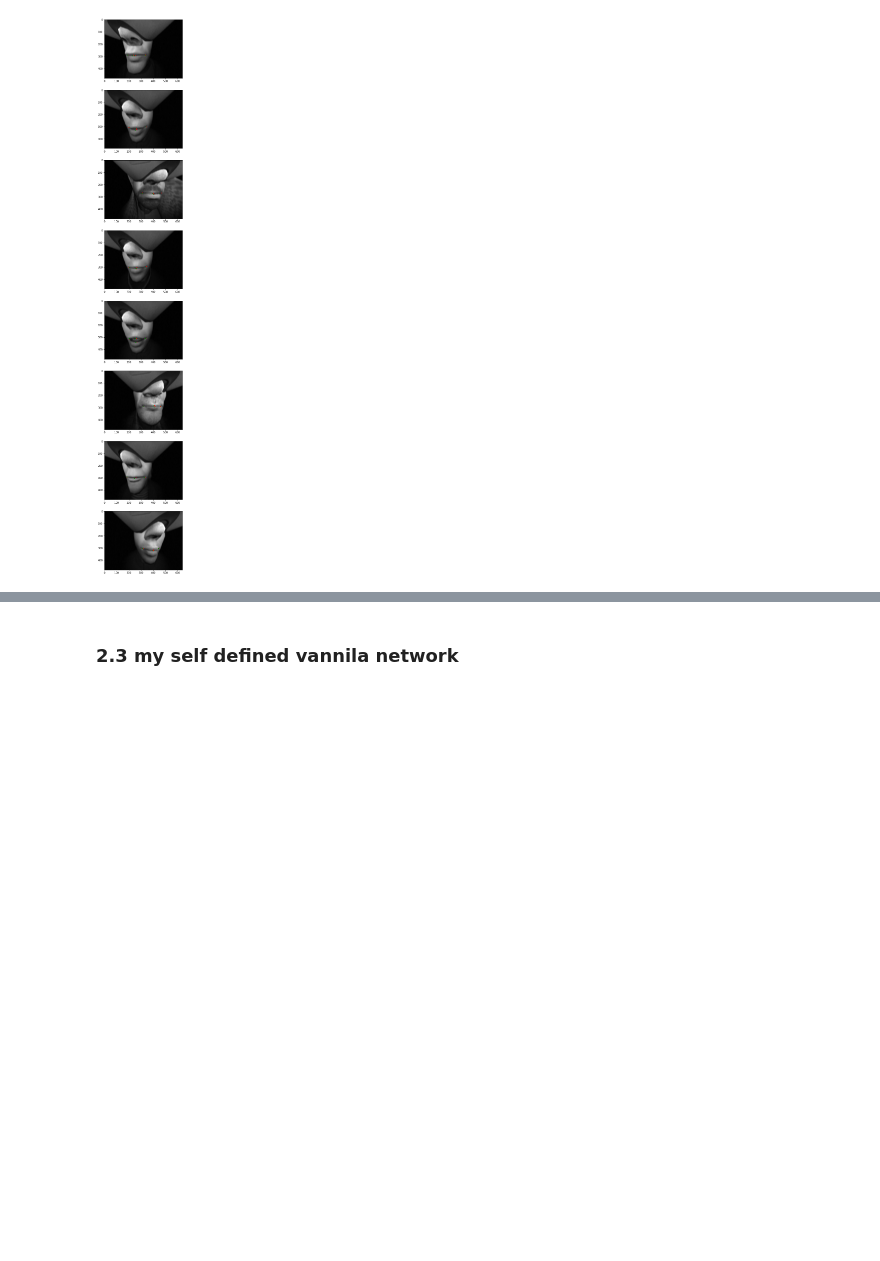
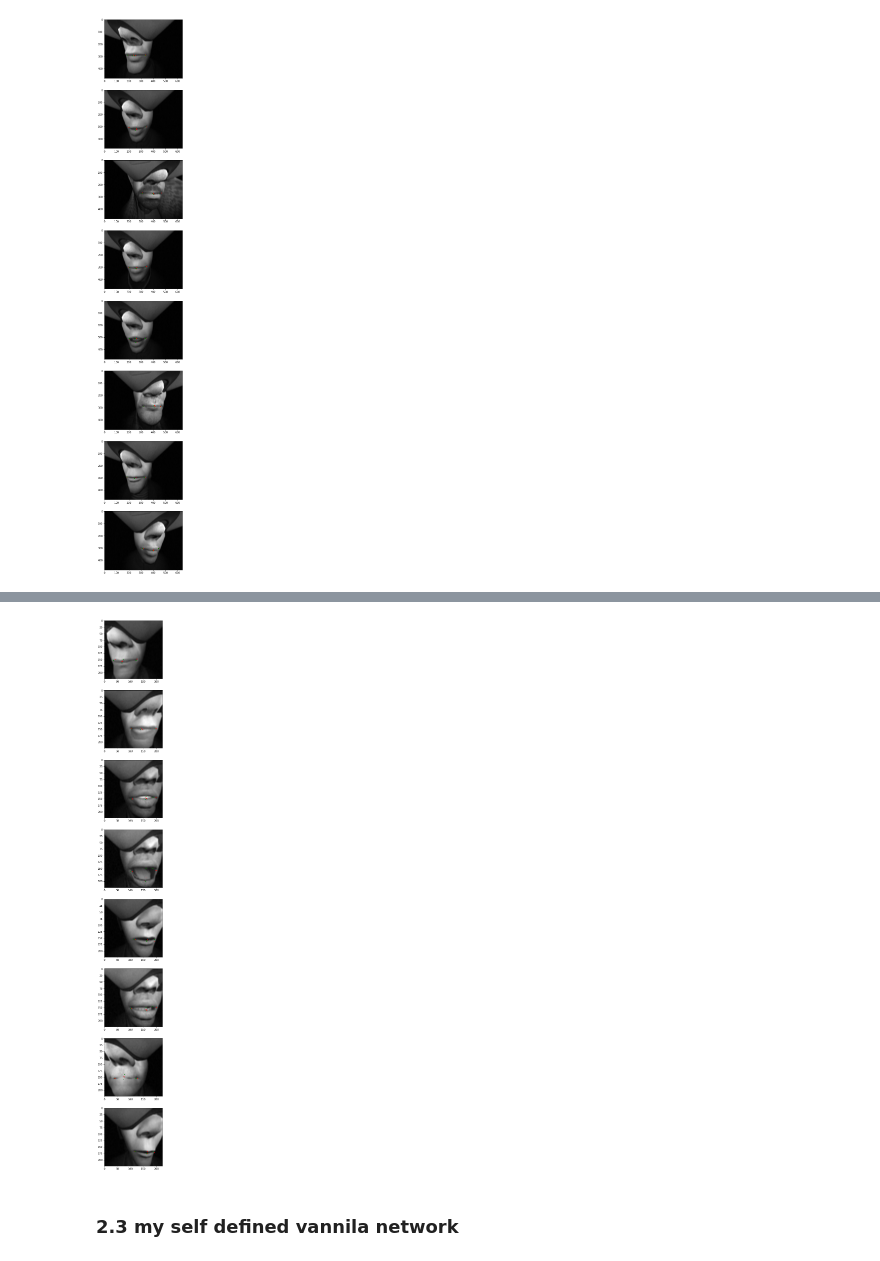
Before and after one commit to velaboratory/FacialExpressionGenerator, a Jupyter notebook: Models/Vannila.ipynb, the cells around one changed output, grey strips where cells are left out. Saved outputs shown, nothing was run; the diff lists cells and outputs as text; code cells hidden in the pictures; blank space fills up the shorter version.

Commit message:
lipmark test

```diff
--- a/Models/Vannila.ipynb
+++ b/Models/Vannila.ipynb
@@ -475,20 +485,24 @@ with torch.no_grad():
     img_shape2 = img_shape[3]
     img_shape1 =  img_shape[2]
     landmarks = (landmarks + 0.5) #* np.array([img_shape[2], img_shape[1]])
+    landmarks = landmarks  *224 /2*3 + (150,50)
 
     predictions = (best_network(images).cpu() + 0.5) #* np.array([img_shape[2], img_shape[1]])
     predictions = predictions.view(-1, 4 ,2) # 4 as 4 markers
+    prediction = prediction *224 /2*3 + (150,50)
     #predictions = predictions.view(-1,68,2)
     plt.figure(figsize=(10,40))
 
     for img_num in range(8):
         plt.subplot(8,1,img_num+1)
         plt.imshow(images[img_num].cpu().numpy().transpose(1,2,0).squeeze(), cmap='gray')
-        plt.scatter(predictions[img_num,:,0] * img_shape2,
-                    predictions[img_num,:,1] * img_shape1
+        #plt.scatter(predictions[img_num,:,0] * img_shape2,predictions[img_num,:,1] * img_shape1
+        plt.scatter(predictions[img_num,:,0] ,
+                    predictions[img_num,:,1]
                     , c = 'r', s = 5)
-        plt.scatter(landmarks[img_num,:,0]* img_shape2,
-                    landmarks[img_num,:,1]* img_shape1,
+        #plt.scatter(landmarks[img_num,:,0]* img_shape2, landmarks[img_num,:,1]* img_shape1,
+        plt.scatter(landmarks[img_num,:,0] , landmarks[img_num,:,1]
+
                     c = 'g', s = 5)
 
 print('Total number of test images: {}'.format(len(valid_datasets)))
@@ -499,3 +513,45 @@ print("Elapsed Time : {}".format(end_time - start_time))
 Total number of test images: 4625
 Elapsed Time : 0.6887454986572266
 [figure]
+# %%
+start_time = time.time()
+
+with torch.no_grad():
+
+    best_network = Network()
+    best_network.cuda()
+    best_network.load_state_dict(torch.load('lip_landmarks0.pth'))
+    best_network.eval()
+
+    images, landmarks = next(iter(test_loader))
+
+    images = images.cuda()
+    img_shape = np.array(images.cpu()).shape
+    #print(img_shape)
+    img_shape2 = img_shape[3]
+    img_shape1 =  img_shape[2]
+    landmarks = (landmarks + 0.5) #* np.array([img_shape[2], img_shape[1]])
+    #landmarks = landmarks.numpy()  *224 /2*3 + (150,50)
+
+    predictions = (best_network(images).cpu() + 0.5) #* np.array([img_shape[2], img_shape[1]])
+    predictions = predictions.view(-1, 4 ,2).numpy() # 4 as 4 markers
+    #predictions = predictions *224 /2*3 + (150,50)
+    #predictions = predictions.view(-1,68,2)
+    plt.figure(figsize=(10,40))
+
+    for img_num in range(8):
+        plt.subplot(8,1,img_num+1)
+        plt.imshow(images[img_num].cpu().numpy().transpose(1,2,0).squeeze(), cmap='gray')
+        #plt.scatter(predictions[img_num,:,0] * img_shape2,predictions[img_num,:,1] * img_shape1
+        plt.scatter(predictions[img_num,:,0]*224 ,
+                    predictions[img_num,:,1]*224
+                    , c = 'r', s = 5)
+        #plt.scatter(landmarks[img_num,:,0]* img_shape2, landmarks[img_num,:,1]* img_shape1,
+        plt.scatter(landmarks[img_num,:,0]*224 , landmarks[img_num,:,1]*224,
+                    c = 'g', s = 5)
+
+print('Total number of test images: {}'.format(len(test_loader)))
+
+end_time = time.time()
+print("Elapsed Time : {}".format(end_time - start_time))
+# %% [output]
@@ -502,3 +560,4 @@ Elapsed Time : 0.6887454986572266
+[figure, added]
 # %% [markdown]
 ### 2.3 my self defined vannila network
 # %%
```
Also changed, not shown: parts of 3 cells of this notebook, 4 other files.
